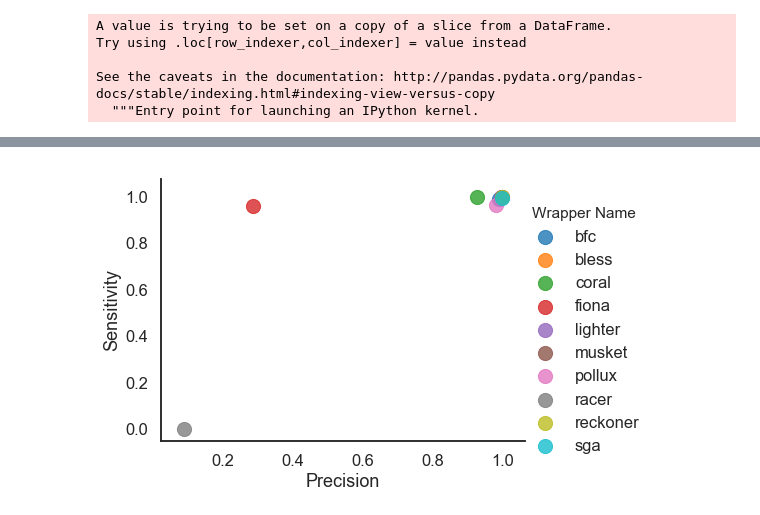
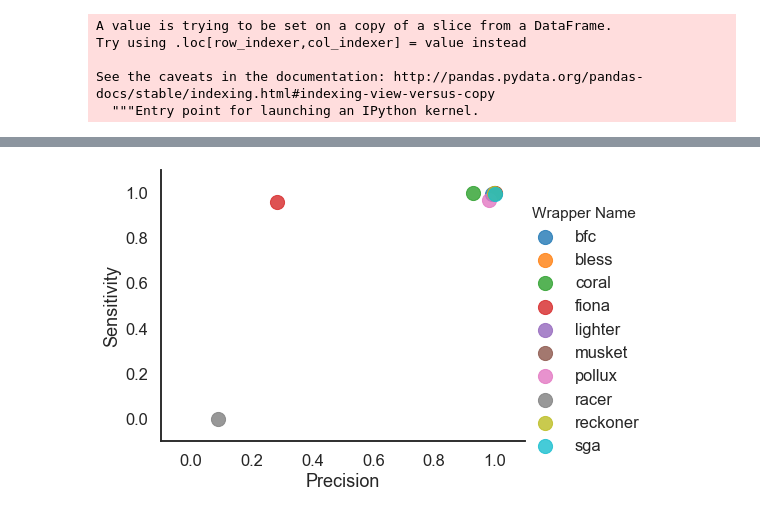
Before and after one commit to Mangul-Lab-USC/benchmarking_error_correction, a Jupyter notebook: notebooks/Ecoli.ipynb, the cells around one changed output, grey strips where cells are left out. Saved outputs shown, nothing was run; the diff lists cells and outputs as text; code cells hidden in the pictures.

```diff
--- a/notebooks/Ecoli.ipynb
+++ b/notebooks/Ecoli.ipynb
@@ -250,14 +253,16 @@ plt.savefig("../figures/E.coli/lmplot_FP_vs_FN.pdf")
 # %%
 import matplotlib.pyplot as plt
 import seaborn as sns
 g=sns.set_style("white")
 g=sns.set_context("talk")
 g=sns.lmplot(data=result[(result['Coverage'] == 32)] , x='Base Precision', y='Base Sensitivity', hue='Wrapper Name',fit_reg=False,aspect=1.3,scatter_kws={"s": 200})
 g.set(xlabel='Precision', ylabel='Sensitivity')
 #plt.title(str(th)+"bp")
 #g.set(xscale="log");
+plt.ylim(-0.1, 1.1)
+plt.xlim(-0.1, 1.1)
 g=sns.despine()
 plt.savefig("../figures/E.coli/lmplot_Precision_vs_Sensitivity.png")
 plt.savefig("../figures/E.coli/lmplot_Precision_vs_Sensitivity.pdf")
 # %% [output]
-[figure, old version]
+[figure, new version]
```
Also changed, not shown: parts of 7 cells of this notebook, 33 other files.
